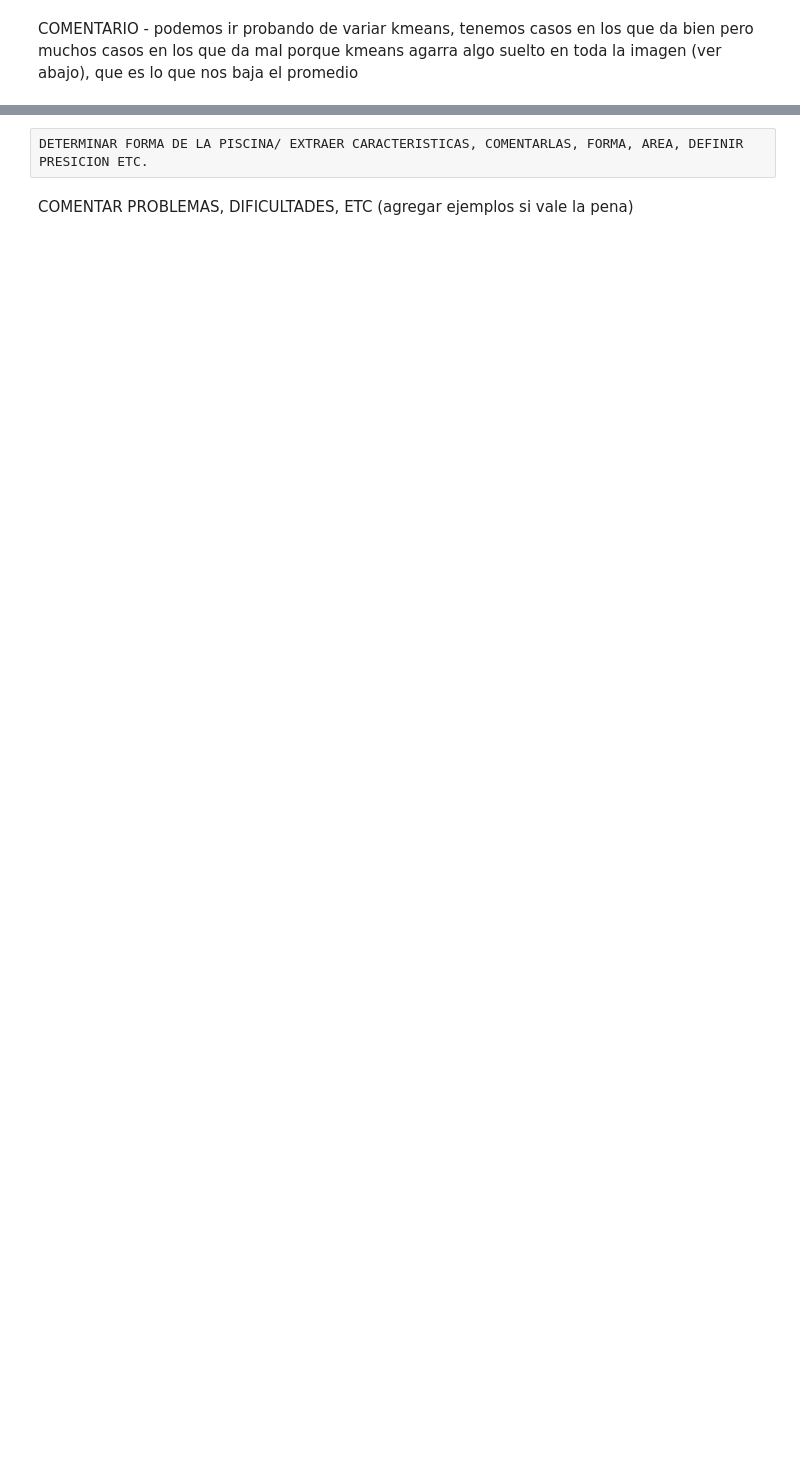
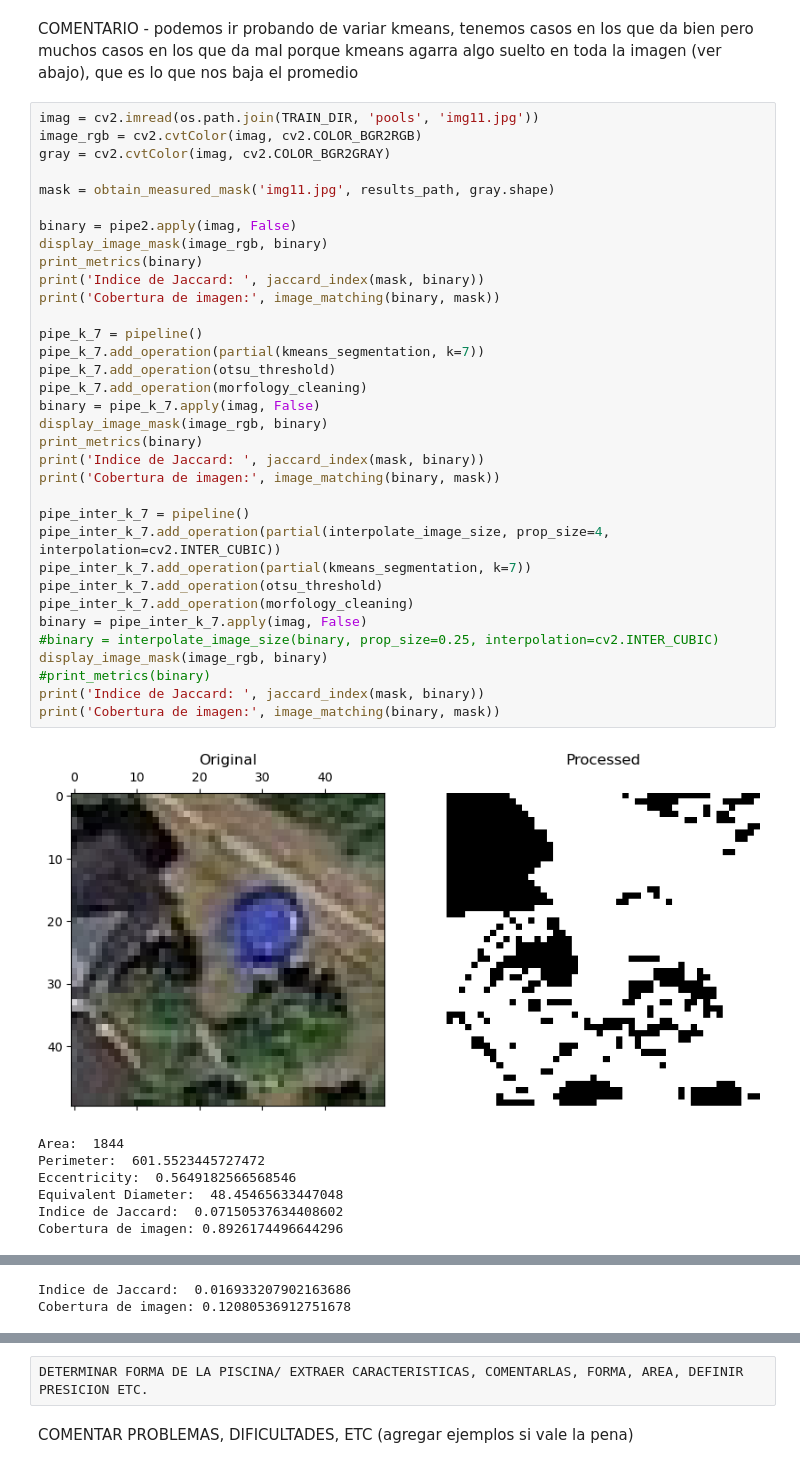
Before and after one commit to AlexisBaladon/Pool-Analyzer, a Jupyter notebook: notebooks/SEG.ipynb, the cells around one changed output, grey strips where cells are left out. Saved outputs shown, nothing was run; the diff lists cells and outputs as text; blank space fills up the shorter version.

```diff
--- a/notebooks/SEG.ipynb
+++ b/notebooks/SEG.ipynb
@@ -559,2 +616,44 @@ k = 14 | Mean = 0.30272409340992623 | Std. dev = 0.23810410910463006
 # %% [markdown]
 COMENTARIO - podemos ir probando de variar kmeans, tenemos casos en los que da bien pero muchos casos en los que da mal porque kmeans agarra algo suelto en toda la imagen (ver abajo), que es lo que nos baja el promedio
+# %%
+imag = cv2.imread(os.path.join(TRAIN_DIR, 'pools', 'img11.jpg'))
+image_rgb = cv2.cvtColor(imag, cv2.COLOR_BGR2RGB)
+gray = cv2.cvtColor(imag, cv2.COLOR_BGR2GRAY)
+
+mask = obtain_measured_mask('img11.jpg', results_path, gray.shape)
+
+binary = pipe2.apply(imag, False)
+display_image_mask(image_rgb, binary)
+print_metrics(binary)
+print('Indice de Jaccard: ', jaccard_index(mask, binary))
+print('Cobertura de imagen:', image_matching(binary, mask))
+
+pipe_k_7 = pipeline()
+pipe_k_7.add_operation(partial(kmeans_segmentation, k=7))
+pipe_k_7.add_operation(otsu_threshold)
+pipe_k_7.add_operation(morfology_cleaning)
+binary = pipe_k_7.apply(imag, False)
+display_image_mask(image_rgb, binary)
+print_metrics(binary)
+print('Indice de Jaccard: ', jaccard_index(mask, binary))
+print('Cobertura de imagen:', image_matching(binary, mask))
+
+pipe_inter_k_7 = pipeline()
+pipe_inter_k_7.add_operation(partial(interpolate_image_size, prop_size=4, interpolation=cv2.INTER_CUBIC))
+pipe_inter_k_7.add_operation(partial(kmeans_segmentation, k=7))
+pipe_inter_k_7.add_operation(otsu_threshold)
+pipe_inter_k_7.add_operation(morfology_cleaning)
+binary = pipe_inter_k_7.apply(imag, False)
+#binary = interpolate_image_size(binary, prop_size=0.25, interpolation=cv2.INTER_CUBIC)
+display_image_mask(image_rgb, binary)
+#print_metrics(binary)
+print('Indice de Jaccard: ', jaccard_index(mask, binary))
+print('Cobertura de imagen:', image_matching(binary, mask))
+# %% [output]
+[figure, added]
+Area:  1844
+Perimeter:  601.5523445727472
+Eccentricity:  0.5649182566568546
+Equivalent Diameter:  48.45465633447048
+Indice de Jaccard:  0.07150537634408602
+Cobertura de imagen: 0.8926174496644296
@@ -560,0 +668,2 @@ COMENTARIO - podemos ir probando de variar kmeans, tenemos casos en los que da b
+Indice de Jaccard:  0.016933207902163686
+Cobertura de imagen: 0.12080536912751678
```
Also changed, not shown: parts of 13 cells of this notebook.
